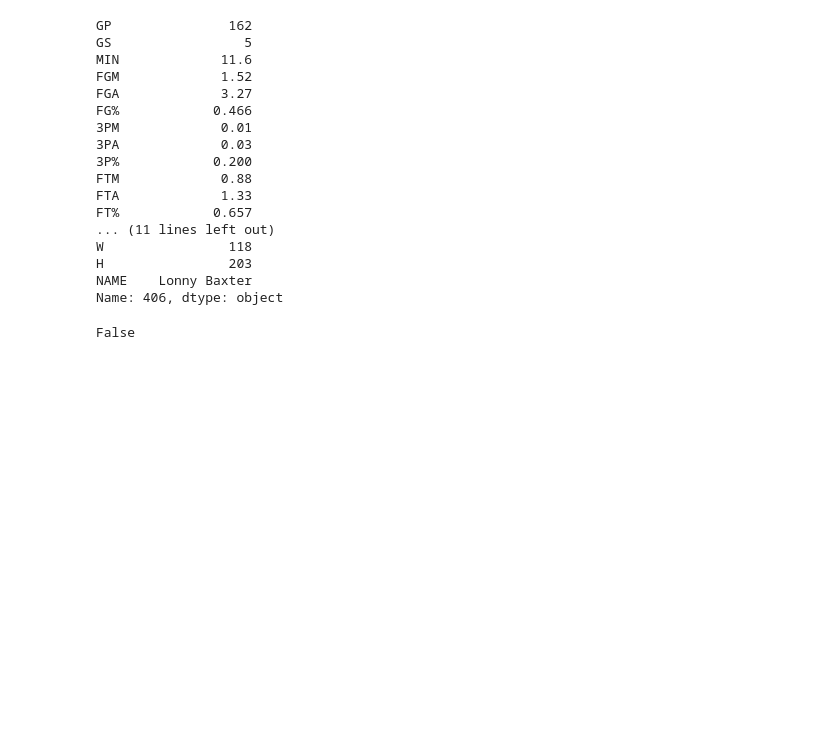
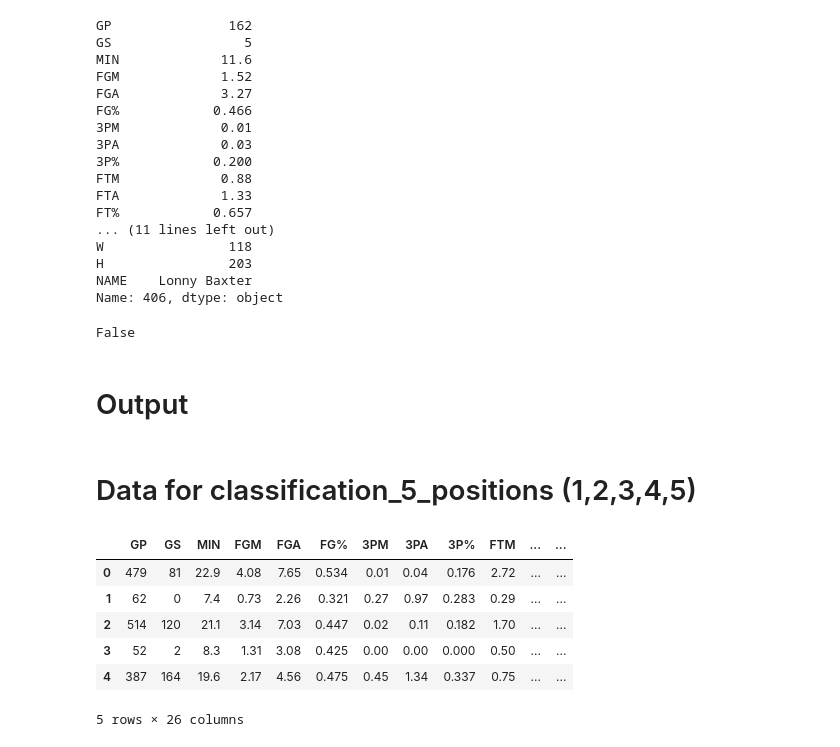
Before and after one commit to sVujke/nba-player-positions-machine-learning, a Jupyter notebook: dataset.ipynb, the cells around one changed output. Saved outputs shown, nothing was run; the diff lists cells and outputs as text; code cells hidden in the pictures; blank space fills up the shorter version.

```diff
--- a/dataset.ipynb
+++ b/dataset.ipynb
@@ -7,5 +7,5 @@ import pandas as pd
 # %%
-df = pd.read_csv('NBA_Stats.txt', sep='\t')
+df = pd.read_csv('data/NBA_Stats.txt', sep='\t')
 df.shape
 # %% [output]
 (1514, 26)
@@ -153,3 +153,5 @@ df.to_csv("cleaned.txt",sep="\t")
 df.isnull().any().any()
 # %% [output]
 False
+# %% [markdown]
+# Output
@@ -155,0 +160,12 @@ False
+# %% [markdown]
+# Data for classification_5_positions (1,2,3,4,5)
+# %%
+df.head(5)
+# %% [output]
+|  | GP | GS | MIN | FGM | FGA | FG% | 3PM | 3PA | 3P% | FTM | ... | ... |
+| 0 | 479 | 81 | 22.9 | 4.08 | 7.65 | 0.534 | 0.01 | 0.04 | 0.176 | 2.72 | ... | ... |
+| 1 | 62 | 0 | 7.4 | 0.73 | 2.26 | 0.321 | 0.27 | 0.97 | 0.283 | 0.29 | ... | ... |
+| 2 | 514 | 120 | 21.1 | 3.14 | 7.03 | 0.447 | 0.02 | 0.11 | 0.182 | 1.70 | ... | ... |
+| 3 | 52 | 2 | 8.3 | 1.31 | 3.08 | 0.425 | 0.00 | 0.00 | 0.000 | 0.50 | ... | ... |
+| 4 | 387 | 164 | 19.6 | 2.17 | 4.56 | 0.475 | 0.45 | 1.34 | 0.337 | 0.75 | ... | ... |
+5 rows × 26 columns
```
Also changed, not shown: parts of 23 cells of this notebook, 18 other files.
